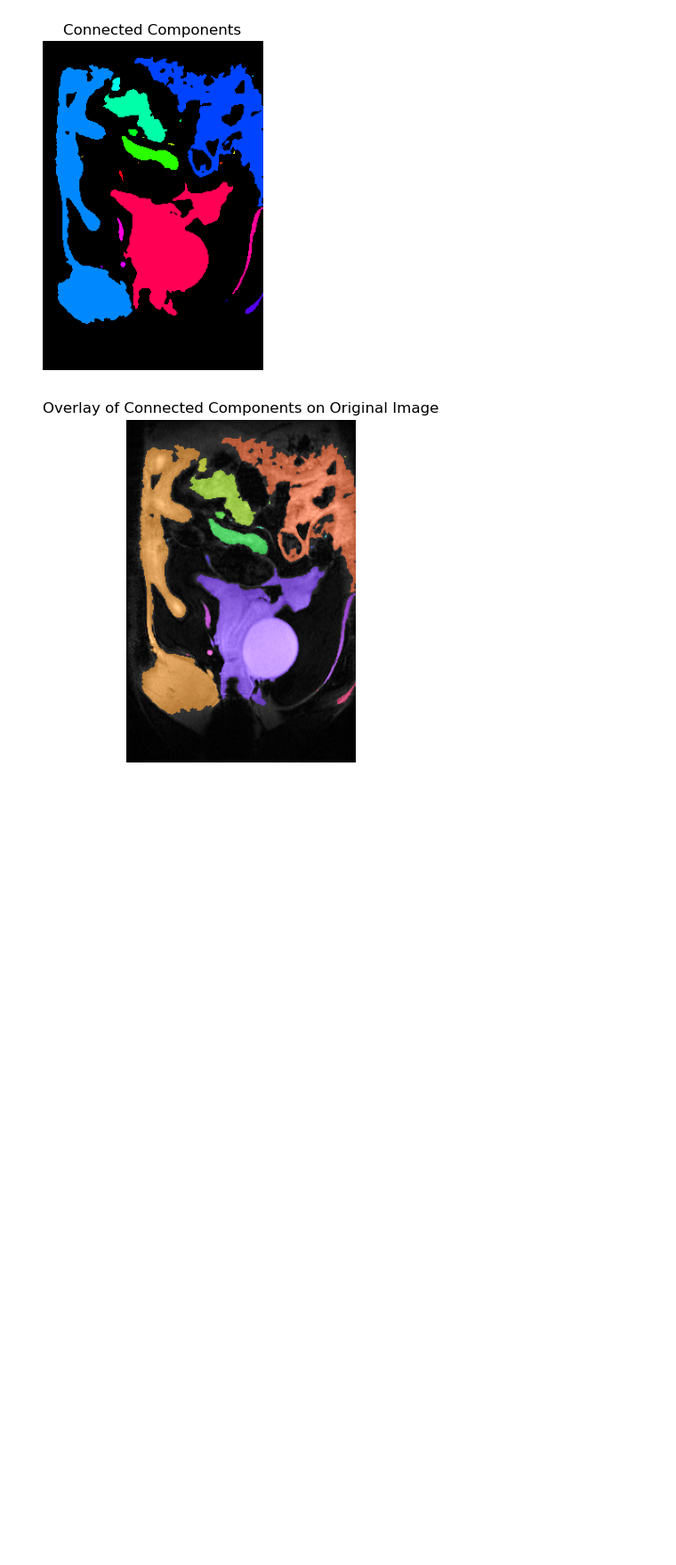
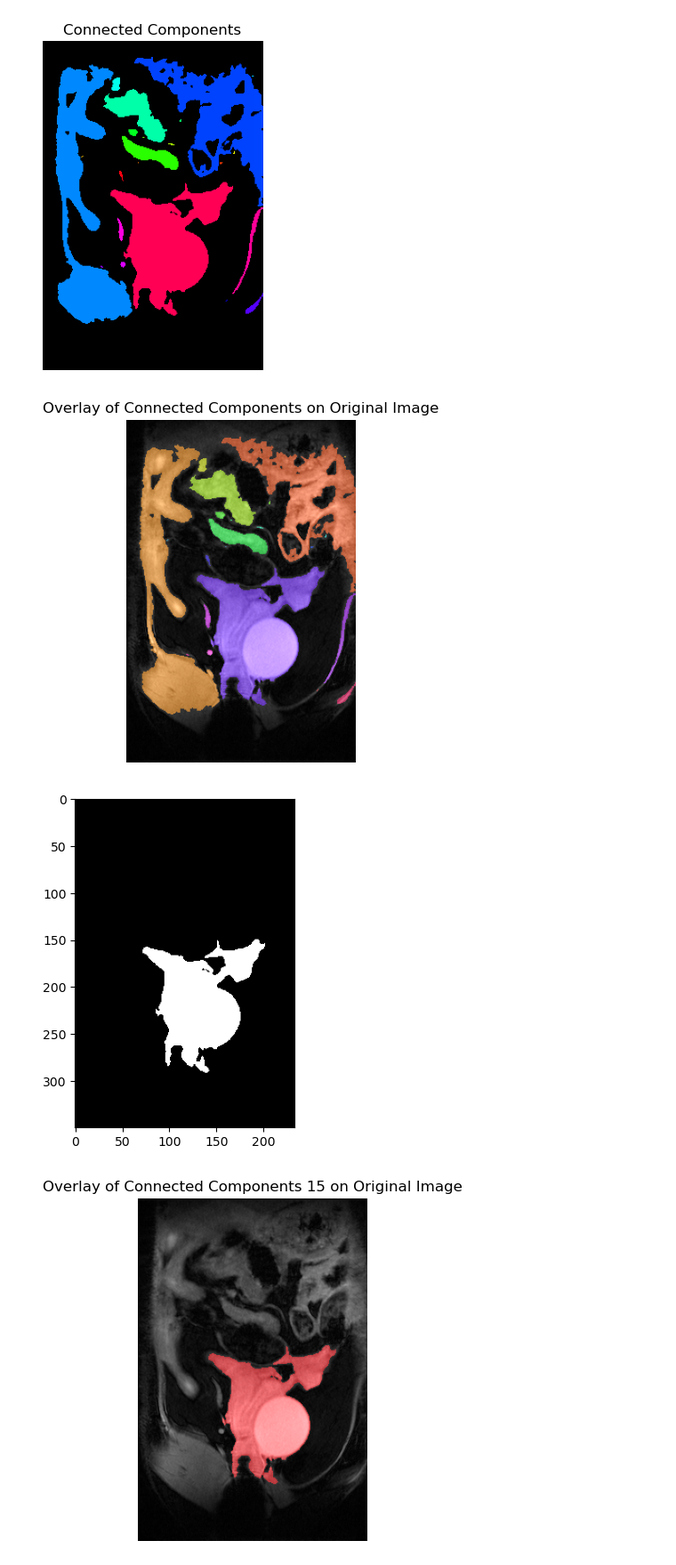
Before and after one commit to srbellala/BIOE484_Sp25_Final_Project, a Jupyter notebook: HIstogram_Thresholding_Demo.ipynb, the cells around one changed output. Shown: that part at 89% size. Drawn from its saved outputs; the diff is of its cells as text; code cells hidden in the pictures; blank space fills up the shorter version.

Commit message:
wrote code to extract connected components in Histogram Thresholding demo.

```diff
--- a/HIstogram_Thresholding_Demo.ipynb
+++ b/HIstogram_Thresholding_Demo.ipynb
@@ -118,3 +118,38 @@ plt.show()
 Number of labels components: 22
 [figure]
 [figure]
+# %%
+#Extract All the connected component analysis elements
+
+components = []
+
+
+for label in range(1,num_labels):
+    component = np.zeros(Otsuthresh.shape)
+    component[labels_im==label] = 255
+    components.append(component)
+
+
+#plot component fifteen for the bladder and uterus component
+plt.figure()
+plt.imshow(components[15], cmap='gray')
+
+#Visualize connected component 15
+label_hue2 = np.uint8(179 * components[15] / np.max(components[15]))
+blank_ch2 = 255 * np.ones_like(label_hue2)
+labeled_Component = cv2.merge([label_hue2, blank_ch2, blank_ch2])
+labeled_Component = cv2.cvtColor(labeled_Component, cv2.COLOR_HSV2BGR)
+labeled_Component[label_hue2 == 0] = 0  # Set background to black
+
+
+overlay_comp15 = cv2.addWeighted(seed_image2_color,0.7, labeled_Component, 0.5, 0)
+
+# Show
+plt.figure(figsize=(10, 5))
+plt.imshow(cv2.cvtColor(overlay_comp15, cv2.COLOR_BGR2RGB))
+plt.title("Overlay of Connected Components 15 on Original Image")
+plt.axis('off')
+plt.show()
+# %% [output]
+[figure, added]
+[figure, added]
```
